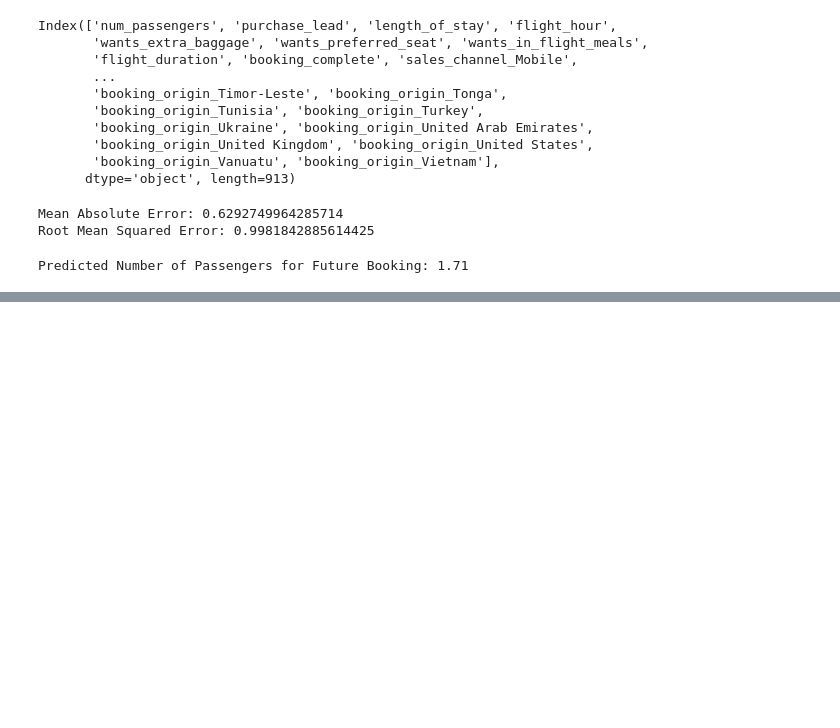
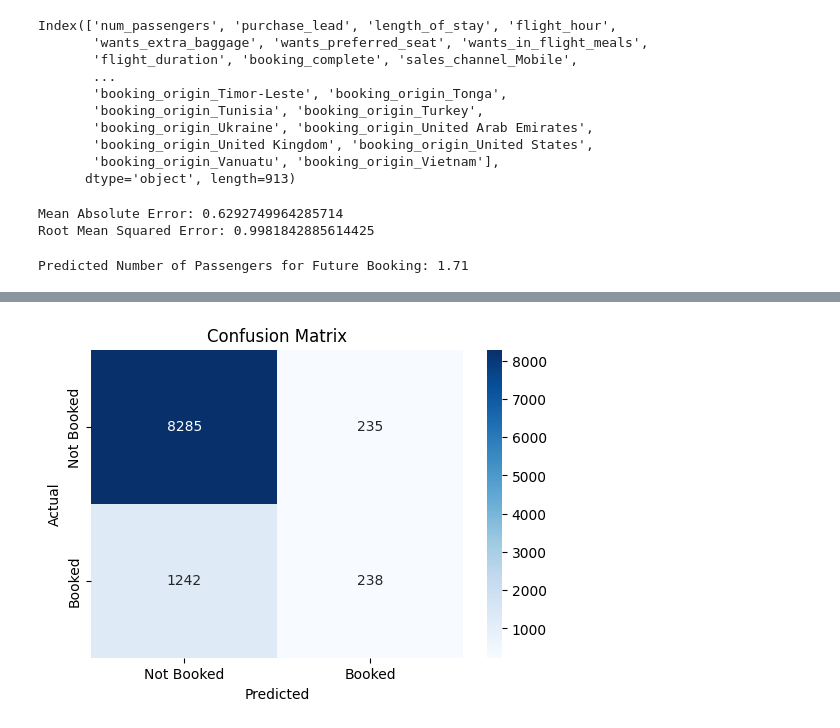
Before and after one commit to jami-manasa/Airlines_data_analysis, a Jupyter notebook: booking_predication.ipynb, the cells around one changed output, grey strips where cells are left out. Saved outputs shown, nothing was run; the diff lists cells and outputs as text; code cells hidden in the pictures; blank space fills up the shorter version.

```diff
--- a/booking_predication.ipynb
+++ b/booking_predication.ipynb
@@ -183,0 +208,86 @@ Predicted Number of Passengers for Future Booking: 1.71
+# %%
+import pandas as pd
+import numpy as np
+import matplotlib.pyplot as plt
+import seaborn as sns
+from sklearn.model_selection import train_test_split, cross_val_score
+from sklearn.ensemble import RandomForestClassifier
+from sklearn.metrics import accuracy_score, classification_report, confusion_matrix, roc_auc_score
+from sklearn.preprocessing import StandardScaler
+
+# 1️⃣ Load Dataset
+# df = pd.read_csv("flight_booking_data.csv")  # Replace with actual file path
+
+# 2️⃣ Explore Data
+print("Dataset Overview:\n", df.head())
+print("\nMissing Values:\n", df.isnull().sum())  # Check for missing values
+print("\nBasic Statistics:\n", df.describe())
+
+# 3️⃣ Data Preprocessing
+df.columns = df.columns.str.strip().str.lower()  # Standardize column names
+
+# Fill missing values (Assuming categorical as 'Unknown' and numerical with median)
+for col in df.select_dtypes(include=["object"]).columns:
+    df[col].fillna("Unknown", inplace=True)
+for col in df.select_dtypes(include=["int64", "float64"]).columns:
+    df[col].fillna(df[col].median(), inplace=True)
+
+# One-hot encode categorical variables
+df = pd.get_dummies(df, drop_first=True)
+
+# 4️⃣ Define Features (X) and Target (y)
+X = df.drop(columns=["booking_complete"])  # Features
+y = df["booking_complete"]  # Target: 1 if booking completed, 0 otherwise
+
+# Normalize numerical features
+scaler = StandardScaler()
+X[X.select_dtypes(include=["float64", "int64"]).columns] = scaler.fit_transform(
+    X[X.select_dtypes(include=["float64", "int64"]).columns]
+)
+
+# 5️⃣ Split Data for Training & Testing
+X_train, X_test, y_train, y_test = train_test_split(X, y, test_size=0.2, random_state=42)
+
+# 6️⃣ Train Random Forest Model
+rf_model = RandomForestClassifier(n_estimators=100, random_state=42)
+rf_model.fit(X_train, y_train)
+
+# 7️⃣ Model Evaluation
+y_pred = rf_model.predict(X_test)
+accuracy = accuracy_score(y_test, y_pred)
+roc_auc = roc_auc_score(y_test, y_pred)
+
+print("\nModel Performance:")
+print(f"✅ Accuracy: {accuracy:.2f}")
+print(f"✅ AUC-ROC Score: {roc_auc:.2f}")
+print("\nClassification Report:\n", classification_report(y_test, y_pred))
+
+# Confusion Matrix
+plt.figure(figsize=(6, 4))
+sns.heatmap(confusion_matrix(y_test, y_pred), annot=True, fmt="d", cmap="Blues", xticklabels=["Not Booked", "Booked"], yticklabels=["Not Booked", "Booked"])
+plt.xlabel("Predicted")
+plt.ylabel("Actual")
+plt.title("Confusion Matrix")
+plt.show()
+
+# 8️⃣ Feature Importance Visualization
+feature_importances = pd.Series(rf_model.feature_importances_, index=X.columns).sort_values(ascending=False)
+
+plt.figure(figsize=(10, 5))
+sns.barplot(x=feature_importances[:10], y=feature_importances.index[:10], palette="viridis")
+plt.xlabel("Feature Importance Score")
+plt.ylabel("Features")
+plt.title("Top 10 Most Important Features")
+plt.show()
+
+# 9️⃣ Save Key Insights for PowerPoint
+summary = {
+    "Accuracy": accuracy,
+    "AUC-ROC Score": roc_auc,
+    "Top Features": feature_importances[:5].to_dict()
+}
+
+summary_df = pd.DataFrame(summary)
+summary_df.to_csv("model_summary.csv", index=False)
+print("\n✅ Summary saved for PowerPoint.")
+# %% [output]
@@ -183,0 +341 @@ Predicted Number of Passengers for Future Booking: 1.71
+[figure, added]
```
Also changed, not shown: parts of 2 cells of this notebook, 1 other file.
